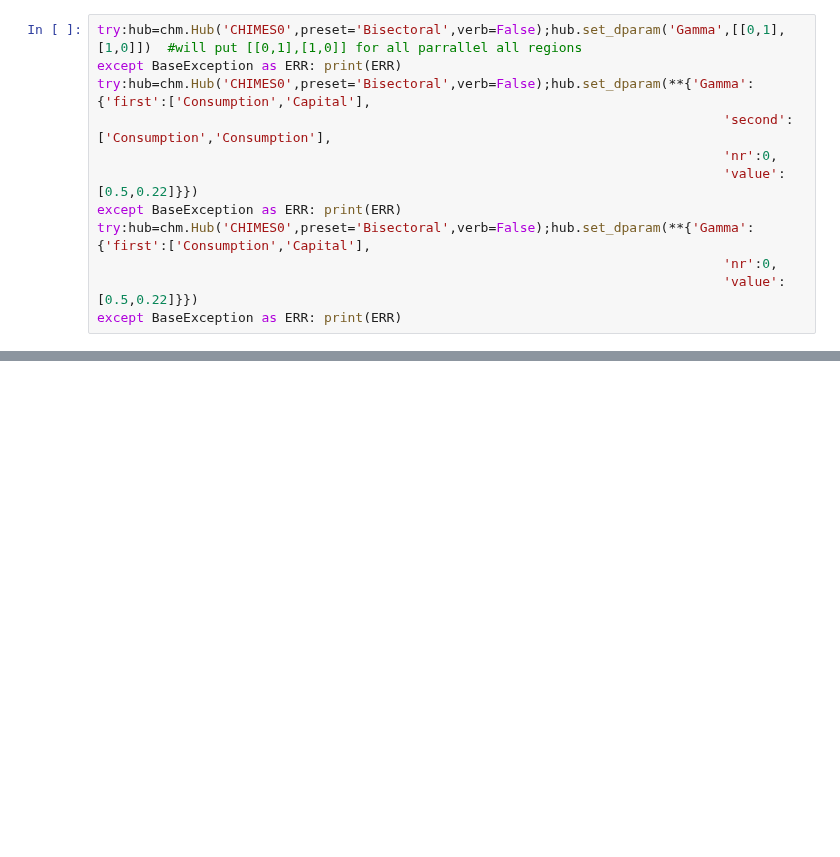
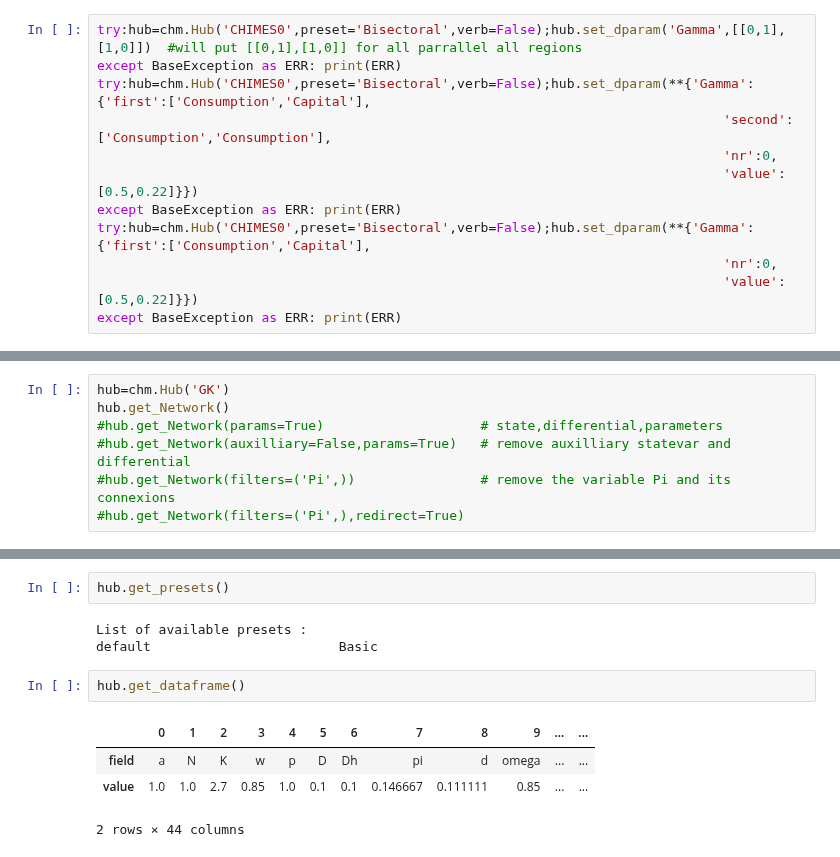
Before and after one commit to DaluS/CHIMES, a Jupyter notebook: doc/prepareTest.ipynb, the cells around one changed output, grey strips where cells are left out. Saved outputs shown, nothing was run; the diff lists cells and outputs as text; blank space fills up the shorter version.

```diff
--- a/doc/prepareTest.ipynb
+++ b/doc/prepareTest.ipynb
@@ -495,0 +442,7 @@ You have a problem on your object sizes for gamma (shape of kwargs:)
+# %%
+hub=chm.Hub('GK')
+hub.get_Network()
+#hub.get_Network(params=True)                    # state,differential,parameters
+#hub.get_Network(auxilliary=False,params=True)   # remove auxilliary statevar and differential
+#hub.get_Network(filters=('Pi',))                # remove the variable Pi and its connexions
+#hub.get_Network(filters=('Pi',),redirect=True)
@@ -495,0 +463,12 @@ You have a problem on your object sizes for gamma (shape of kwargs:)
+# %%
+hub.get_presets()
+# %% [output]
+List of available presets :
+default                        Basic
+# %%
+hub.get_dataframe()
+# %% [output]
+|  | 0 | 1 | 2 | 3 | 4 | 5 | 6 | 7 | 8 | 9 | ... | ... |
+| field | a | N | K | w | p | D | Dh | pi | d | omega | ... | ... |
+| value | 1.0 | 1.0 | 2.7 | 0.85 | 1.0 | 0.1 | 0.1 | 0.146667 | 0.111111 | 0.85 | ... | ... |
+2 rows × 44 columns
```
Also changed, not shown: parts of 10 cells of this notebook, 2 other files.
